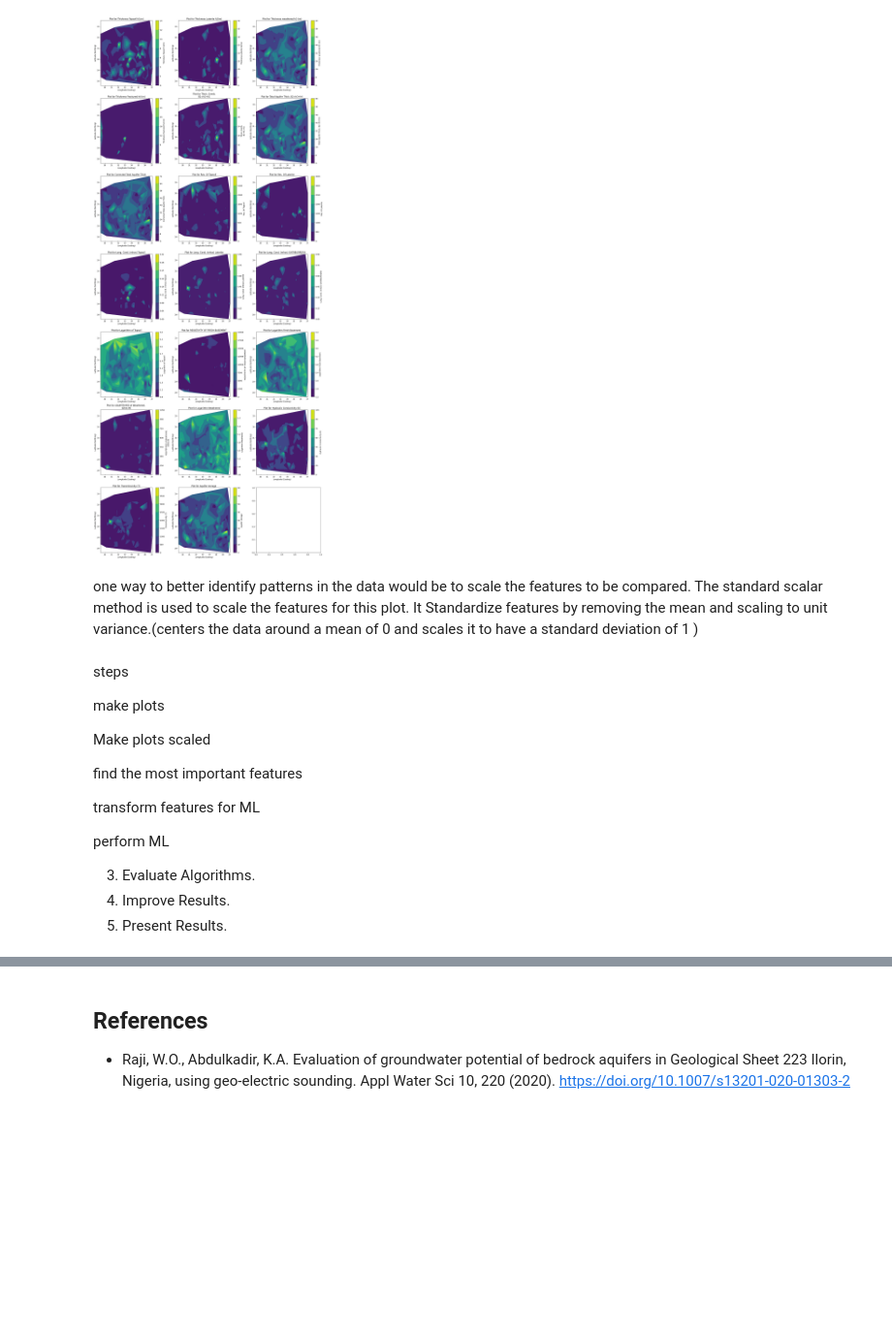
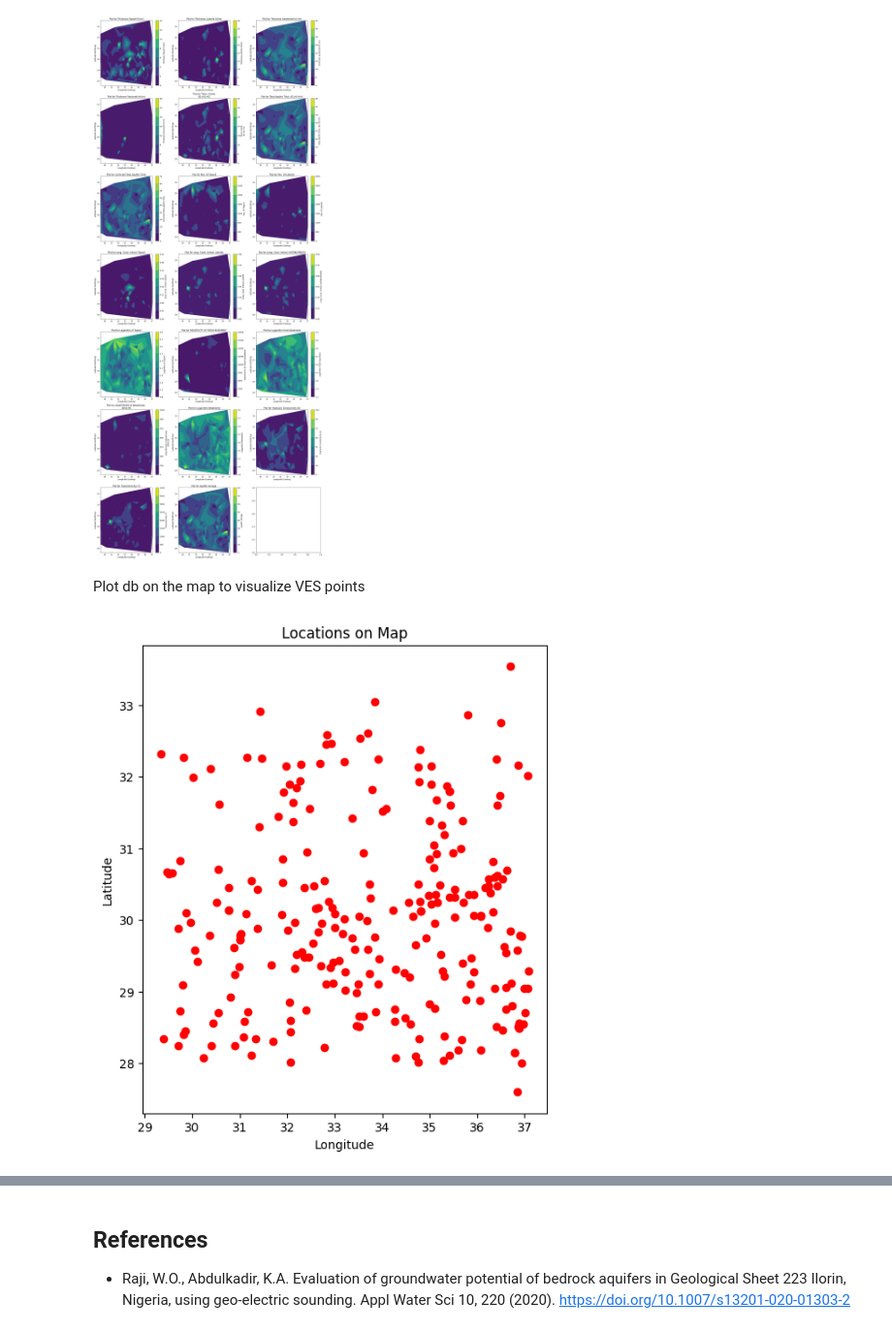
Before and after one commit to Jray-Tech/AquiferStorage, a Jupyter notebook: main.ipynb, the cells around one changed output, grey strips where cells are left out. Shown at 97% size. Drawn from its saved outputs; the diff is of its cells as text; code cells hidden in the pictures; blank space fills up the shorter version.

Commit message:
Added scatter plot to represent data

```diff
--- a/main.ipynb
+++ b/main.ipynb
@@ -191,21 +181,23 @@ def plot_features(df, cols_to_plot, scale_data=False):
 plot_features(df_1, cols_to_plot, False)
 # %% [output]
 [figure]
-# %% [markdown]
-one way to better identify patterns in the data would be to scale the features to be compared. The standard scalar method is used to scale the features for this plot. It Standardize features by removing the mean and scaling to unit variance.(centers the data around a mean of 0 and scales it to have a standard deviation of 1 )
-# %% [markdown]
-steps
-
-make plots
-
-Make plots scaled
-
-find the most important features
-
-transform features for ML
-
-perform ML
-
-3. Evaluate Algorithms.
-4. Improve Results.
-5. Present Results.
+# %% [markdown]
+Plot db on the map to visualize VES points
+# %%
+def plot_locations(df):
+    # Create a scatter plot
+    fig, ax = plt.subplots(figsize=(6,7))
+
+    ax.scatter(df['Easting (Min)'], df['Northing (Min)'], marker='o', color='red')
+
+    # Set labels and title
+    ax.set_xlabel('Longitude')
+    ax.set_ylabel('Latitude')
+    ax.set_title('Locations on Map')
+
+    # Show plot
+    plt.show()
+# %%
+plot_locations(df_1)
+# %% [output]
+[figure, added]
```
Also changed, not shown: parts of 30 cells of this notebook, 18 other files.
